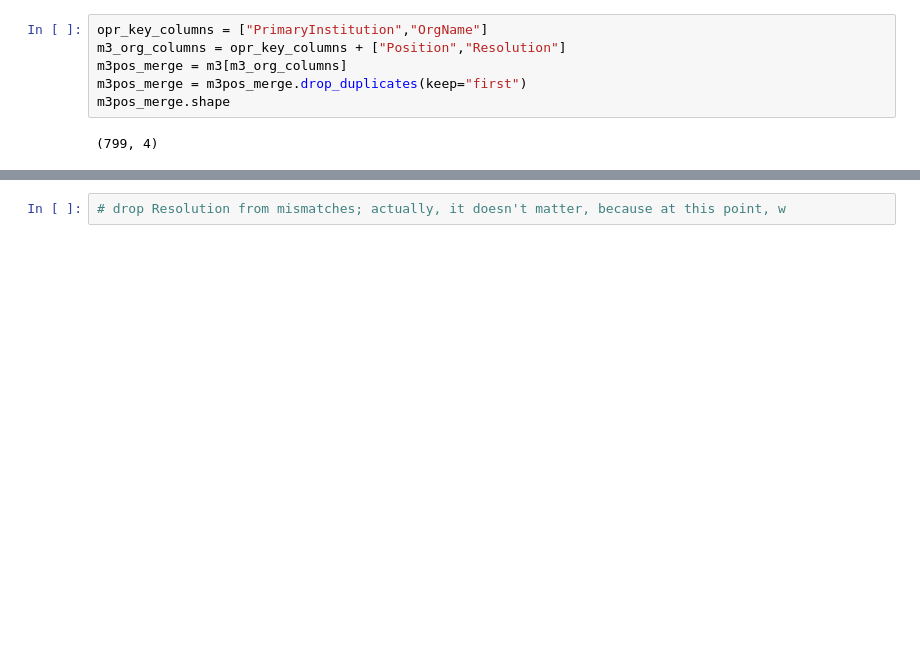
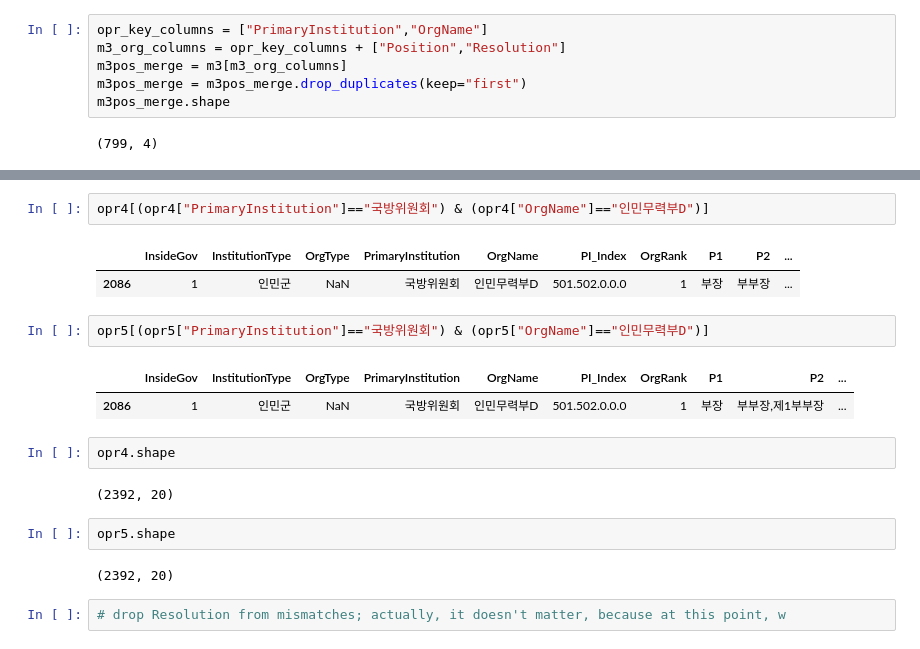
Before and after one commit to seouljake/nkelites, a Jupyter notebook: scripts/1 scripts - data cleaning and structuring/2 career/2.6.1.2 prep tables task 2_process mismatches & changes.ipynb, the cells around one changed output, grey strips where cells are left out. Drawn from its saved outputs; the diff is of its cells as text; blank space fills up the shorter version.

```diff
--- a/scripts/1 scripts - data cleaning and structuring/2 career/2.6.1.2 prep tables task 2_process mismatches & changes.ipynb
+++ b/scripts/1 scripts - data cleaning and structuring/2 career/2.6.1.2 prep tables task 2_process mismatches & changes.ipynb
@@ -1101,3 +999,21 @@ opr5 = opr5[opr4.columns]
+# %%
+opr4[(opr4["PrimaryInstitution"]=="국방위원회") & (opr4["OrgName"]=="인민무력부D")]
+# %% [output]
+|  | InsideGov | InstitutionType | OrgType | PrimaryInstitution | OrgName | PI_Index | OrgRank | P1 | P2 | ... |
+| 2086 | 1 | 인민군 | NaN | 국방위원회 | 인민무력부D | 501.502.0.0.0 | 1 | 부장 | 부부장 | ... |
+# %%
+opr5[(opr5["PrimaryInstitution"]=="국방위원회") & (opr5["OrgName"]=="인민무력부D")]
+# %% [output]
+|  | InsideGov | InstitutionType | OrgType | PrimaryInstitution | OrgName | PI_Index | OrgRank | P1 | P2 | ... |
+| 2086 | 1 | 인민군 | NaN | 국방위원회 | 인민무력부D | 501.502.0.0.0 | 1 | 부장 | 부부장,제1부부장 | ... |
+# %%
+opr4.shape
+# %% [output]
+(2392, 20)
+# %%
+opr5.shape
+# %% [output]
+(2392, 20)
 # %%
 # drop Resolution from mismatches; actually, it doesn't matter, because at this point, w
 # %%
```
Also changed, not shown: parts of 74 cells of this notebook, 11 other files.
